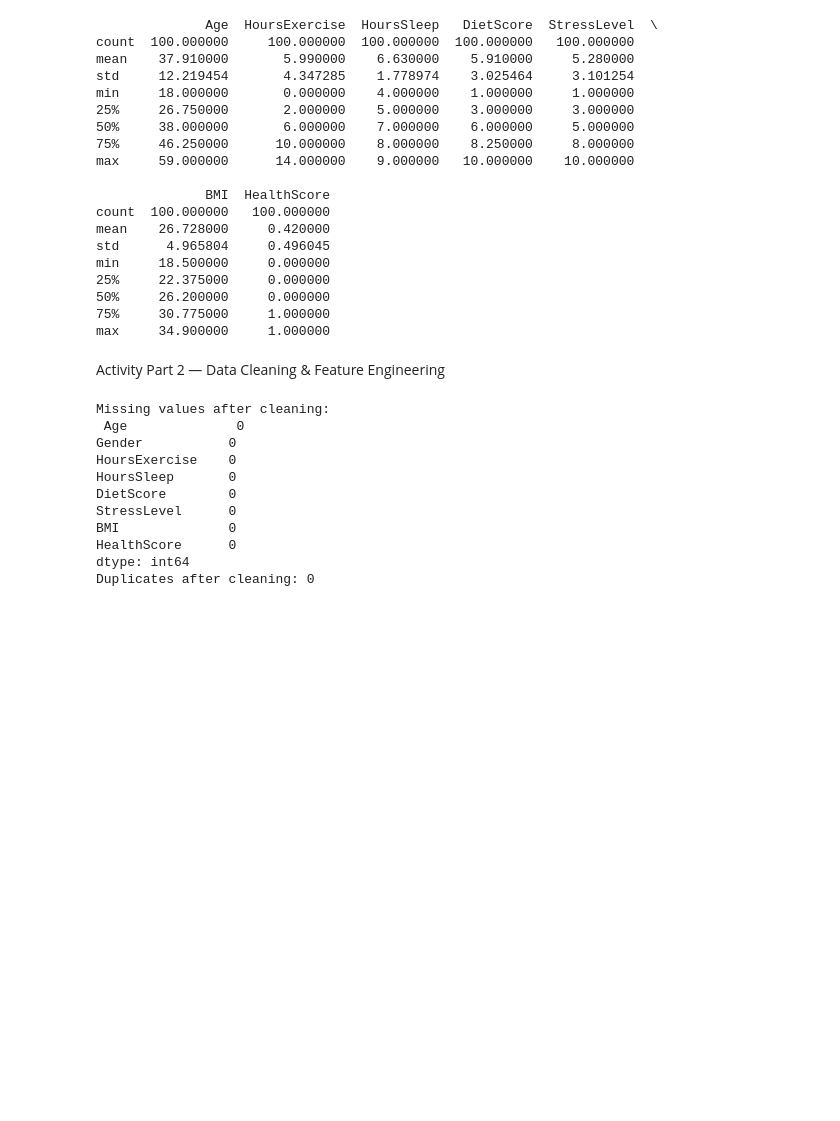
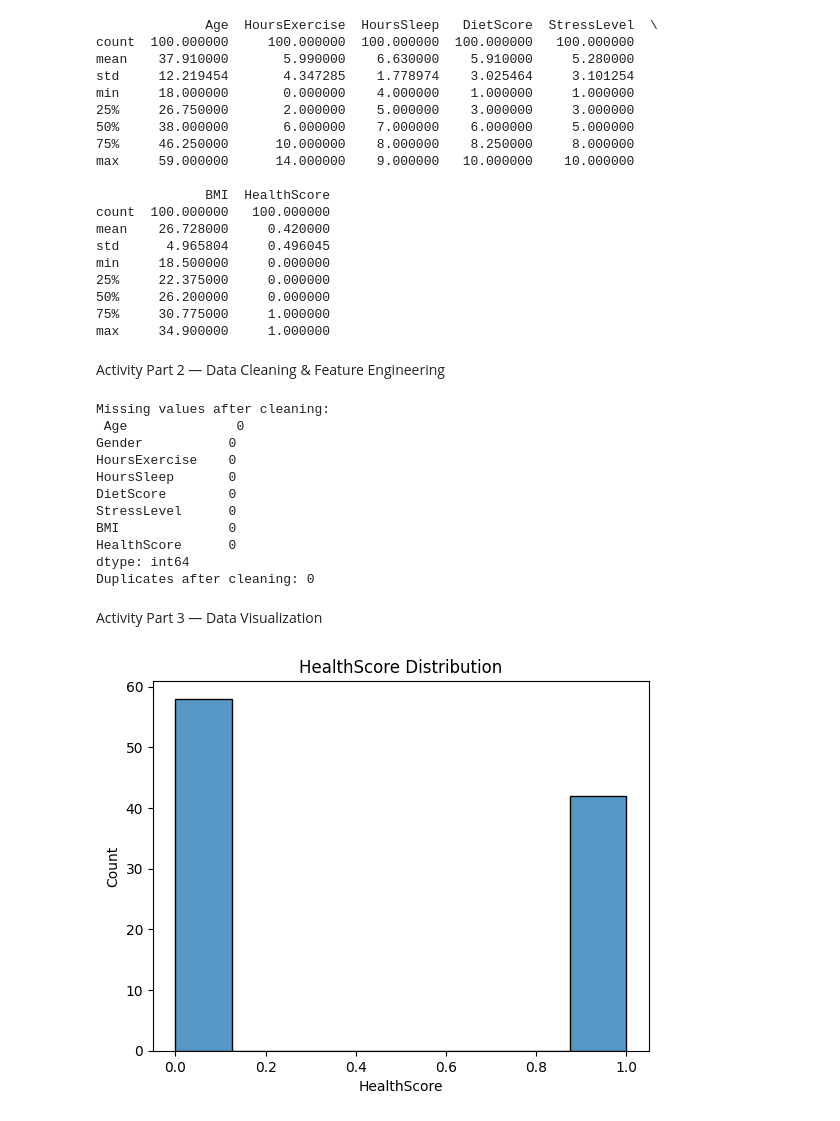
Before and after one commit to 200612780/AIDI1002, a Jupyter notebook: Project_Smart_Health_&_Lifestyle_Prediction_System.ipynb, the cells around one changed output. Cells and saved outputs as stored; diff of their text form; code cells hidden in the pictures; blank space fills up the shorter version.

Commit message:
Activity Part 3 Completed

```diff
--- a/Project_Smart_Health_&_Lifestyle_Prediction_System.ipynb
+++ b/Project_Smart_Health_&_Lifestyle_Prediction_System.ipynb
@@ -142,7 +142,11 @@ HealthScore      0
 dtype: int64
 Duplicates after cleaning: 0
 # %%
-# TODO 8: Create BMI Category
+# TODO 8: Feature Engineering
+# WellnessIndex
+df['WellnessIndex'] = df['HoursExercise'] * df['HoursSleep']
+
+# BMI Category
 def bmi_category(bmi):
     if bmi < 18.5:
         return "Underweight"
@@ -160,3 +164,12 @@ le = LabelEncoder()
 
 df['Gender'] = le.fit_transform(df['Gender'])
 df['BMI_Category'] = le.fit_transform(df['BMI_Category'])
+# %% [markdown]
+Activity Part 3 — Data Visualization
+# %%
+# TODO 10: Histogram of HealthScore
+sns.histplot(df['HealthScore'])
+plt.title("HealthScore Distribution")
+plt.show()
+# %% [output]
+[figure, added]
```
Also changed, not shown: parts of 4 cells of this notebook.
